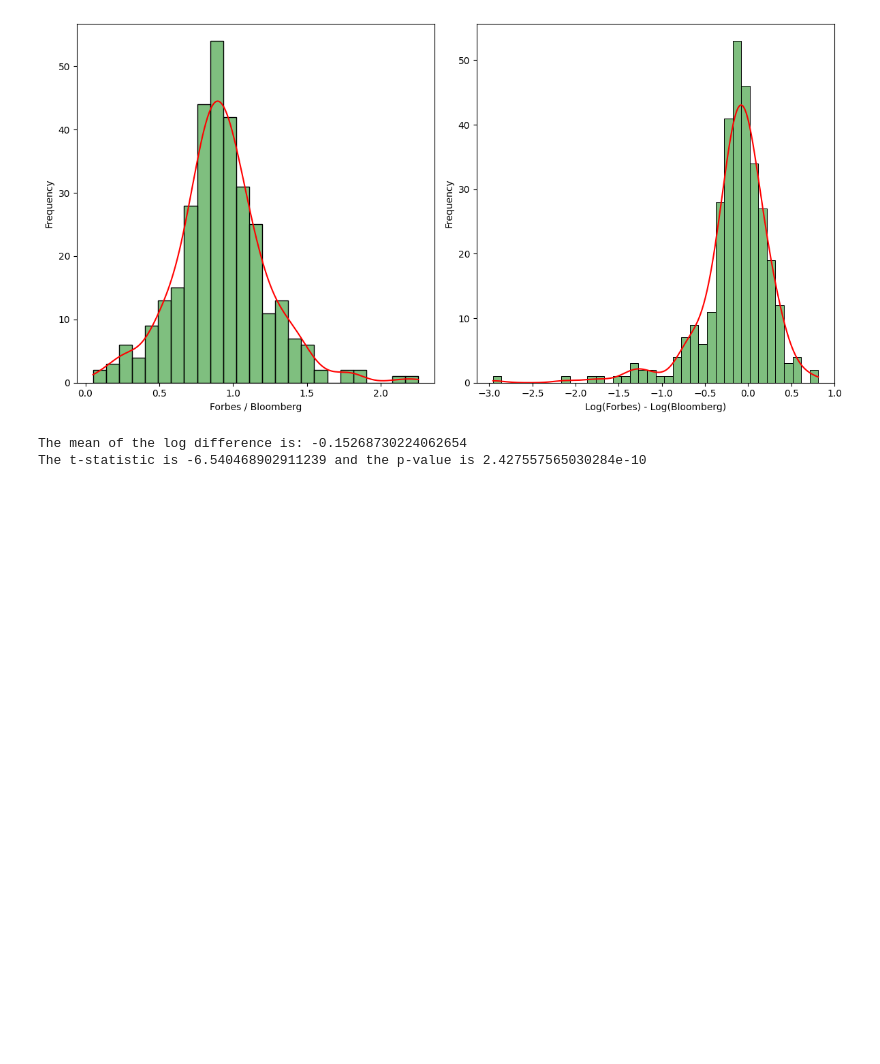
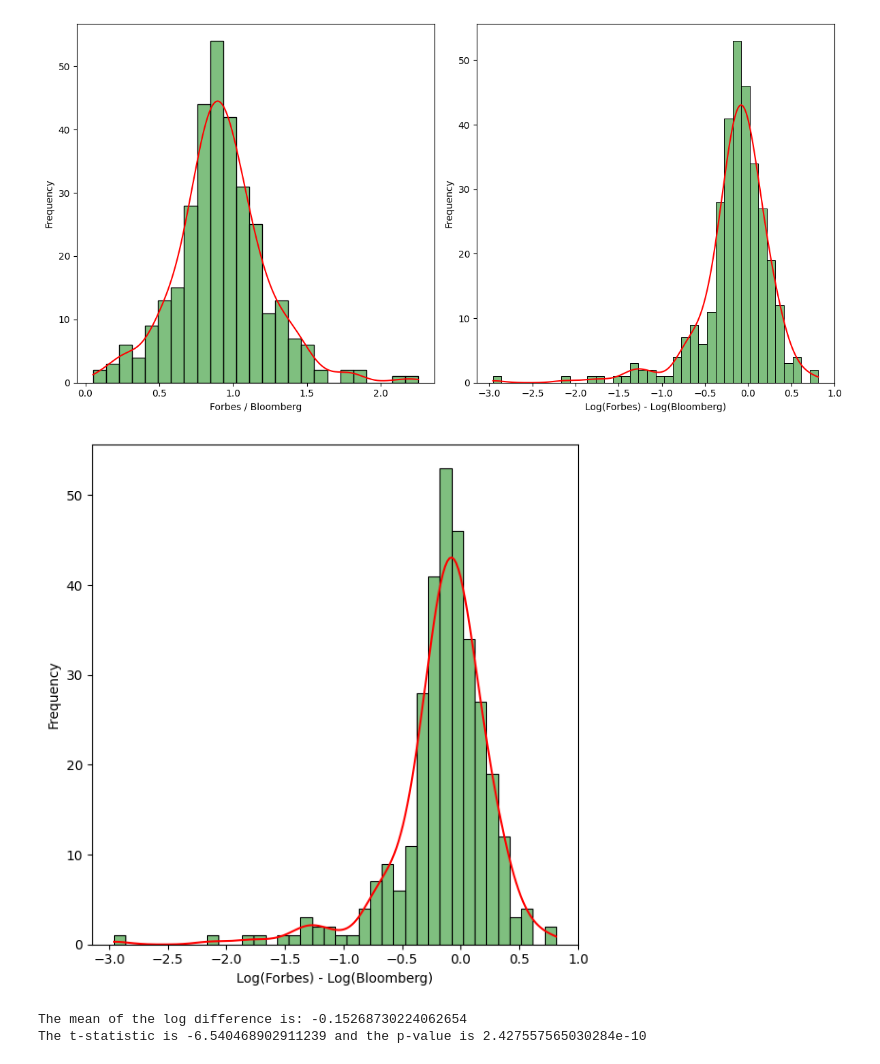
Before and after one commit to plhocker/top_wealth_thesis, a Jupyter notebook: Notebooks/extension/measurement_error.ipynb, the cells around one changed output. Drawn from its saved outputs; the diff is of its cells as text; code cells hidden in the pictures; blank space fills up the shorter version.

```diff
--- a/Notebooks/extension/measurement_error.ipynb
+++ b/Notebooks/extension/measurement_error.ipynb
@@ -50,6 +50,17 @@ plt.tight_layout()
 plt.show()
 # %% [output]
 [figure]
+# %%
+# Only the right plot
+fig, ax = plt.subplots(1, 1, figsize=(6, 6))
+sns.histplot(df_merged['log_forbes_minus_log_bloomberg'], kde=True, ax=ax, color='green')
+ax.set_xlabel('Log(Forbes) - Log(Bloomberg)')
+ax.set_ylabel('Frequency')
+ax.lines[0].set_color('red')  # Setting the color of the kde line manually
+plt.tight_layout()
+plt.show()
+# %% [output]
+[figure, added]
 # %%
 # Test if the mean of the log difference is significantly different from 0
 from scipy.stats import ttest_1samp
```
Also changed, not shown: parts of 8 cells of this notebook, 13 other files.
